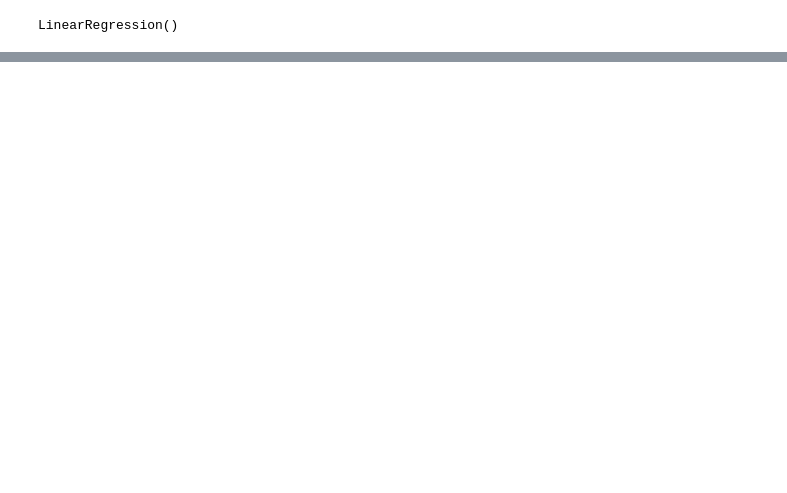
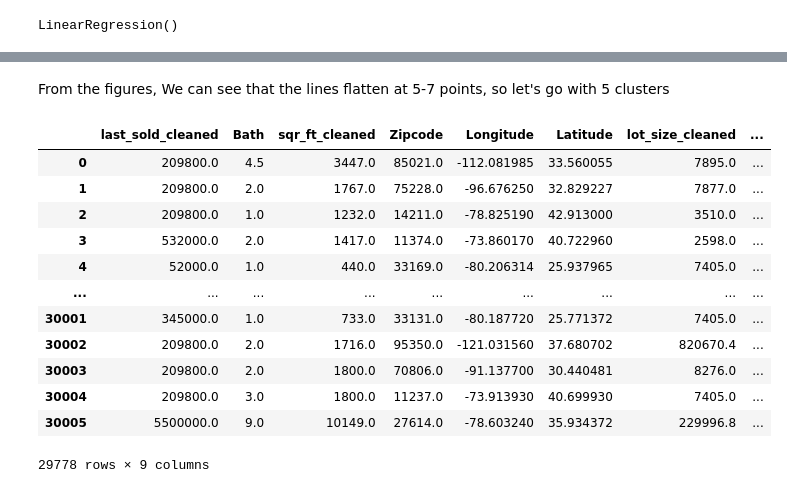
Before and after one commit to raushan-shah/CSY2082-AS1-assignment, a Jupyter notebook: code.ipynb, the cells around one changed output, grey strips where cells are left out. Cells and saved outputs as stored; diff of their text form; code cells hidden in the pictures; blank space fills up the shorter version.

Commit message:
clustering updates

```diff
--- a/code.ipynb
+++ b/code.ipynb
@@ -780,0 +840,22 @@ plt.show()
+# %%
+cluster = df_new[['last_sold_cleaned', 'Bath', 'sqr_ft_cleaned',
+                           'Zipcode', 'Longitude', 'Latitude',
+                           'lot_size_cleaned', 'Year Built']]
+cluster=cluster.dropna()
+# %%
+from sklearn.preprocessing import StandardScaler
+scaler = StandardScaler()
+cluster_scaled = scaler.fit_transform(cluster)
+# %%
+from sklearn.cluster import KMeans
+from sklearn.metrics import silhouette_score
+
+inertia = []
+sil_scores = []
+K = range(2, 10)
+
+for k in K:
+    kmeans = KMeans(n_clusters=k, random_state=42)
+    kmeans.fit(cluster_scaled)
+    inertia.append(kmeans.inertia_)
+    sil_scores.append(silhouette_score(cluster_scaled, kmeans.labels_))
@@ -780,0 +882,23 @@ plt.show()
+# %% [markdown]
+From the figures, We can see that the lines flatten at 5-7 points, so let's go with 5 clusters
+# %%
+from sklearn.cluster import KMeans
+kmeans = KMeans(n_clusters=5, random_state=35)
+labels = kmeans.fit_predict(cluster_scaled)
+cluster["cluster"] = labels
+# %%
+cluster
+# %% [output]
+|  | last_sold_cleaned | Bath | sqr_ft_cleaned | Zipcode | Longitude | Latitude | lot_size_cleaned | ... |
+| 0 | 209800.0 | 4.5 | 3447.0 | 85021.0 | -112.081985 | 33.560055 | 7895.0 | ... |
+| 1 | 209800.0 | 2.0 | 1767.0 | 75228.0 | -96.676250 | 32.829227 | 7877.0 | ... |
+| 2 | 209800.0 | 1.0 | 1232.0 | 14211.0 | -78.825190 | 42.913000 | 3510.0 | ... |
+| 3 | 532000.0 | 2.0 | 1417.0 | 11374.0 | -73.860170 | 40.722960 | 2598.0 | ... |
+| 4 | 52000.0 | 1.0 | 440.0 | 33169.0 | -80.206314 | 25.937965 | 7405.0 | ... |
+| ... | ... | ... | ... | ... | ... | ... | ... | ... |
+| 30001 | 345000.0 | 1.0 | 733.0 | 33131.0 | -80.187720 | 25.771372 | 7405.0 | ... |
+| 30002 | 209800.0 | 2.0 | 1716.0 | 95350.0 | -121.031560 | 37.680702 | 820670.4 | ... |
+| 30003 | 209800.0 | 2.0 | 1800.0 | 70806.0 | -91.137700 | 30.440481 | 8276.0 | ... |
+| 30004 | 209800.0 | 3.0 | 1800.0 | 11237.0 | -73.913930 | 40.699930 | 7405.0 | ... |
+| 30005 | 5500000.0 | 9.0 | 10149.0 | 27614.0 | -78.603240 | 35.934372 | 229996.8 | ... |
+29778 rows × 9 columns
```
Also changed, not shown: parts of 27 cells of this notebook.
